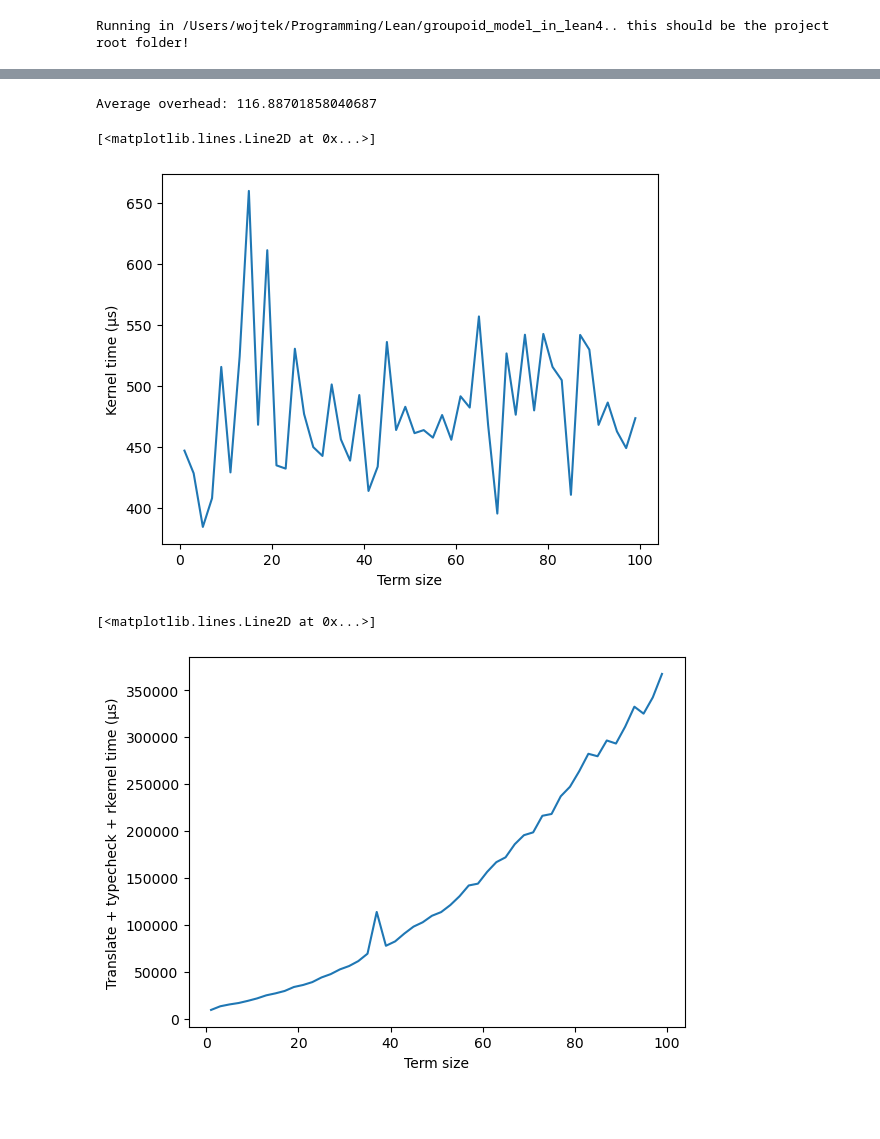
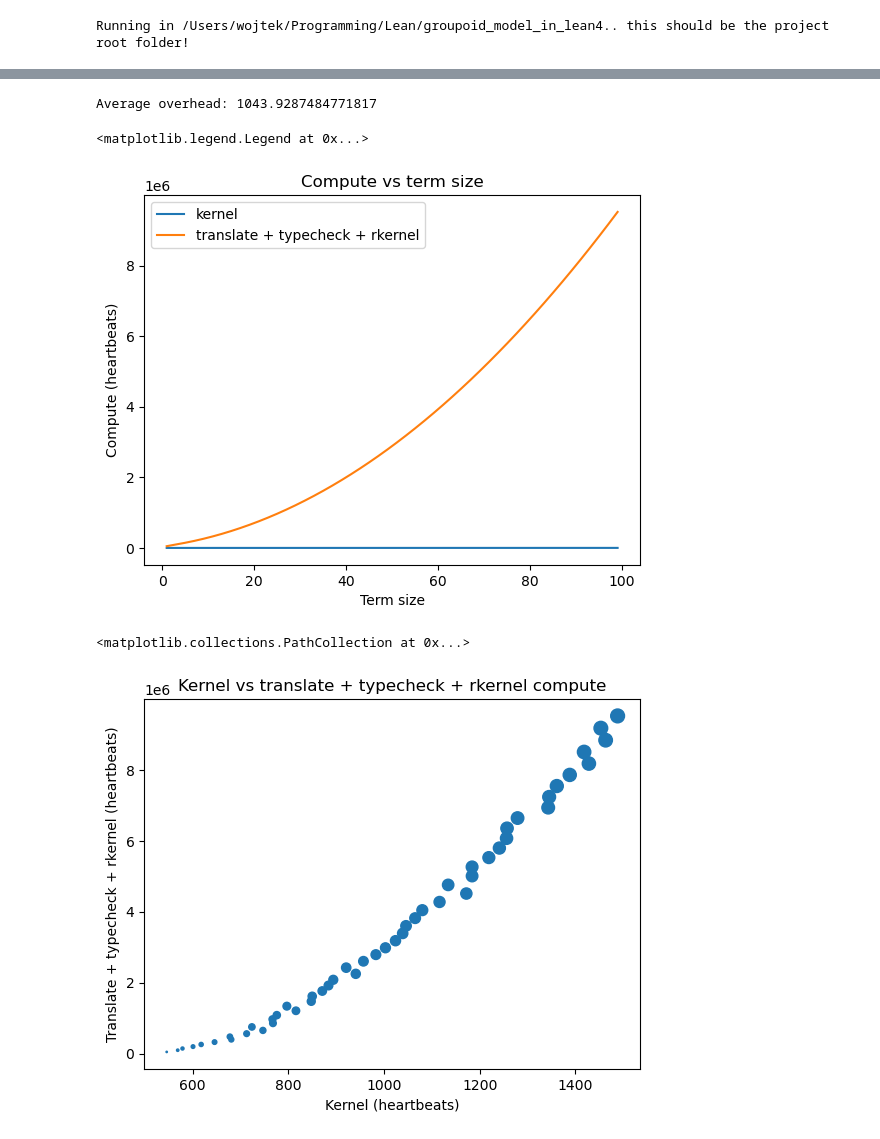
Before and after one commit to sinhp/groupoid_model_in_lean4, a Jupyter notebook: bench/plot.ipynb, the cells around one changed output, grey strips where cells are left out. Cells and saved outputs as stored; diff of their text form; code cells hidden in the pictures; blank space fills up the shorter version.

Commit message:
feat: measure heartbeats

```diff
--- a/bench/plot.ipynb
+++ b/bench/plot.ipynb
@@ -47,28 +56,35 @@ with open('times_id.ndjson', 'r') as f:
     # Prefers latest data when seeing multiple entries for the same definition
     data[obj.name] = obj
 # %%
-print(f'Average overhead: {harmonic_mean([(ob.t_translate + ob.t_typecheck + ob.t_rkernel)/ob.t_kernel for ob in data.values()])}')
+xs = [ ob.sz for ob in data.values() ]
+ys = [ ob.t_kernel for ob in data.values() ]
+rys = [ ob.t_translate + ob.t_typecheck + ob.t_rkernel for ob in data.values() ]
+(xs, ys, rys) = zip(*sorted(zip(xs, ys, rys)))
+
+print(f'Average overhead: {harmonic_mean([ry/y for (ry, y) in zip(rys, ys)])}')
 # %% [output]
-Average overhead: 116.88701858040687
+Average overhead: 1043.9287484771817
 # %%
-xs = [ ob.sz for ob in data.values() ]
-ys = [ ob.t_kernel / NS_PER_US for ob in data.values() ]
-(xs, ys) = zip(*sorted(zip(xs, ys)))
+fig, ax = plt.subplots()
 
-plt.xlabel("Term size")
-plt.ylabel("Kernel time (µs)")
-plt.plot(xs, ys)
+ax.set_title("Compute vs term size")
+ax.set_xlabel("Term size")
+ax.set_ylabel("Compute (heartbeats)")
+
+ax.plot(xs, ys, label="kernel")
+ax.plot(xs, rys, label="translate + typecheck + rkernel")
+ax.legend()
 # %% [output]
-[<matplotlib.lines.Line2D at 0x...>]
+<matplotlib.legend.Legend at 0x...>
-[figure, old version]
+[figure, new version]
 # %%
-xs = [ ob.sz for ob in data.values() ]
-ys = [ (ob.t_translate + ob.t_typecheck + ob.t_rkernel) / NS_PER_US for ob in data.values() ]
-(xs, ys) = zip(*sorted(zip(xs, ys)))
+fig, ax = plt.subplots()
 
-plt.xlabel("Term size")
-plt.ylabel("Translate + typecheck + rkernel time (µs)")
-plt.plot(xs, ys)
+ax.set_title("Kernel vs translate + typecheck + rkernel compute")
+ax.set_xlabel("Kernel (heartbeats)")
+ax.set_ylabel("Translate + typecheck + rkernel (heartbeats)")
+
+ax.scatter(ys, rys, s=xs)
 # %% [output]
-[<matplotlib.lines.Line2D at 0x...>]
+<matplotlib.collections.PathCollection at 0x...>
-[figure, old version]
+[figure, new version]
```
Also changed, not shown: parts of 2 cells of this notebook, 1 other file.
